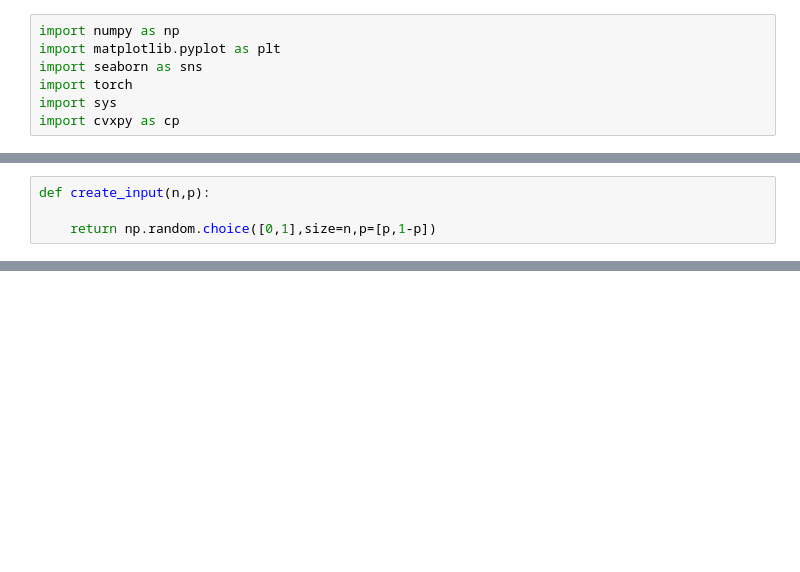
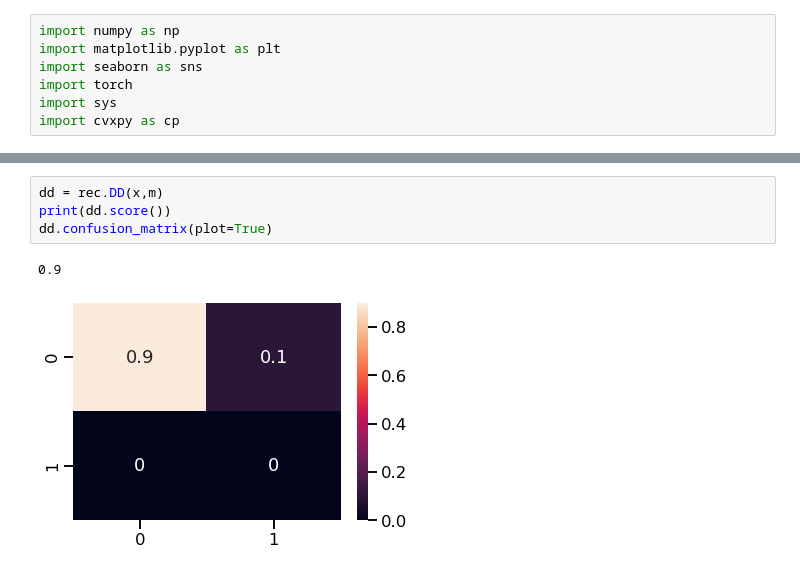
Before and after one commit to LinusBleistein/Group-testing-with-knowledge, a Jupyter notebook: Tests.ipynb, the cells around one changed output, grey strips where cells are left out. Drawn from its saved outputs; the diff is of its cells as text; blank space fills up the shorter version.

```diff
--- a/Tests.ipynb
+++ b/Tests.ipynb
@@ -19,4 +7,0 @@ dd.score()
-# %%
-def create_input(n,p):
-
-    return np.random.choice([0,1],size=n,p=[p,1-p])
@@ -585,0 +93,7 @@ lp.confusion_matrix(plot=True)
+# %%
+dd = rec.DD(x,m)
+print(dd.score())
+dd.confusion_matrix(plot=True)
+# %% [output]
+0.9
+[figure, added]
```
Also changed, not shown: parts of 50 cells of this notebook, 2 other files.
